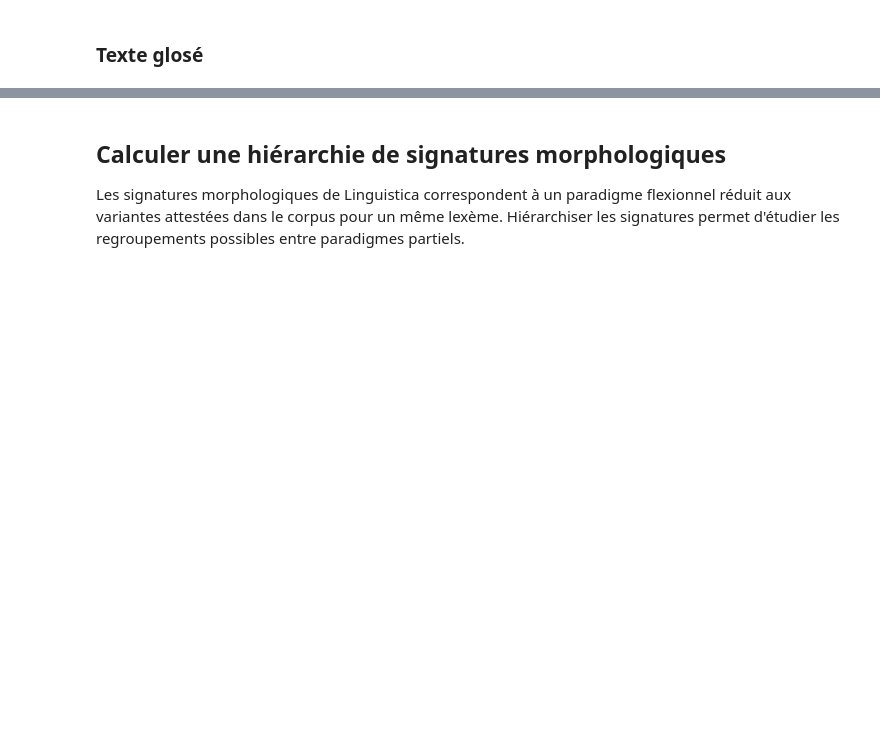
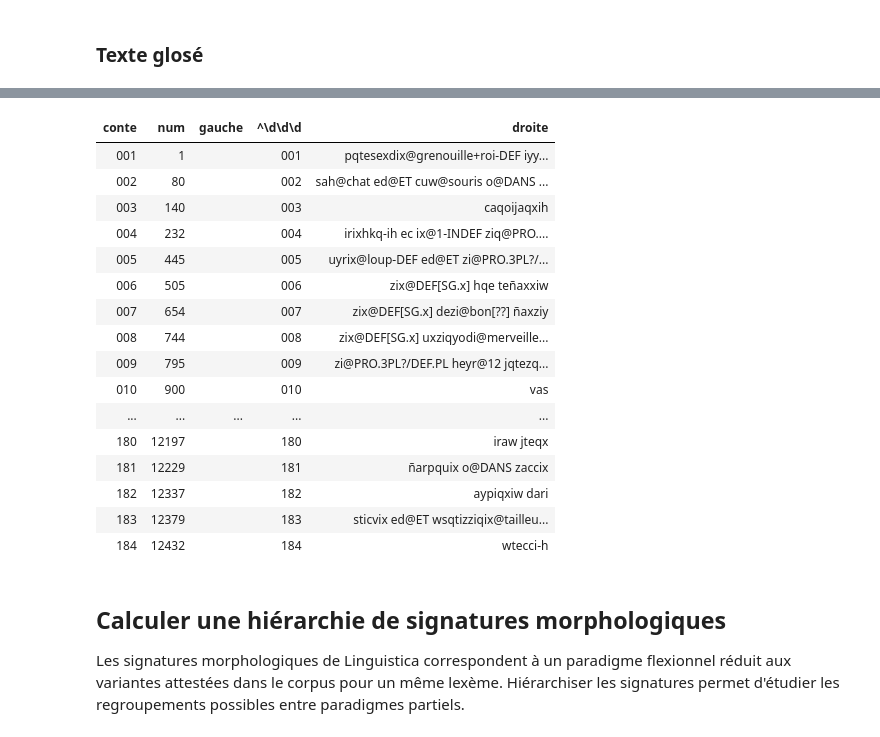
Before and after one commit to gboye/Divers, a Jupyter notebook: COW/Charabia-Linguistica-Décodage.ipynb, the cells around one changed output, grey strips where cells are left out. Cells and saved outputs as stored; diff of their text form; code cells hidden in the pictures; blank space fills up the shorter version.

```diff
--- a/COW/Charabia-Linguistica-Décodage.ipynb
+++ b/COW/Charabia-Linguistica-Décodage.ipynb
@@ -466,3 +516,23 @@ displayGlossConcordance(" whoyyi",50)
+# %%
+displayGlossConcordance(u"^\d\d\d ",80)
+# %% [output]
+| conte | num | gauche | ^\d\d\d | droite |
+| 001 | 1 |  | 001 | pqtesexdix@grenouille+roi-DEF iyy... |
+| 002 | 80 |  | 002 | sah@chat ed@ET cuw@souris o@DANS ... |
+| 003 | 140 |  | 003 | caqoijaqxih |
+| 004 | 232 |  | 004 | irixhkq-ih ec ix@1-INDEF ziq@PRO.... |
+| 005 | 445 |  | 005 | uyrix@loup-DEF ed@ET zi@PRO.3PL?/... |
+| 006 | 505 |  | 006 | zix@DEF[SG.x] hqe teñaxxiw |
+| 007 | 654 |  | 007 | zix@DEF[SG.x] dezi@bon[??] ñaxziy |
+| 008 | 744 |  | 008 | zix@DEF[SG.x] uxziqyodi@merveille... |
+| 009 | 795 |  | 009 | zi@PRO.3PL?/DEF.PL heyr@12 jqtezq... |
+| 010 | 900 |  | 010 | vas |
+| ... | ... | ... | ... | ... |
+| 180 | 12197 |  | 180 | iraw jteqx |
+| 181 | 12229 |  | 181 | ñarpquix o@DANS zaccix |
+| 182 | 12337 |  | 182 | aypiqxiw dari |
+| 183 | 12379 |  | 183 | sticvix ed@ET wsqtizziqix@tailleu... |
+| 184 | 12432 |  | 184 | wtecci-h |
 # %% [markdown]
 ## Calculer une hiérarchie de signatures morphologiques
 Les signatures morphologiques de Linguistica correspondent à un paradigme flexionnel réduit aux variantes attestées dans le corpus pour un même lexème. Hiérarchiser les signatures permet d'étudier les regroupements possibles entre paradigmes partiels.
```
Also changed, not shown: parts of 13 cells of this notebook.
